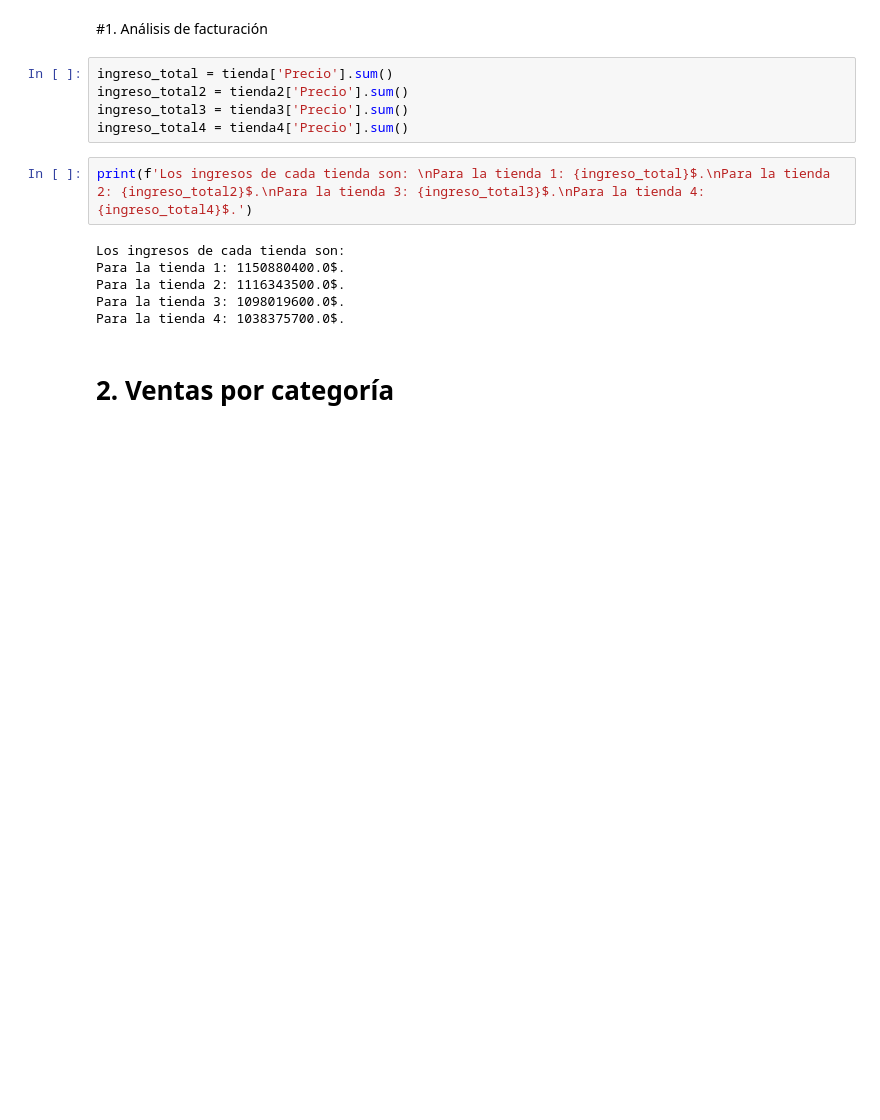
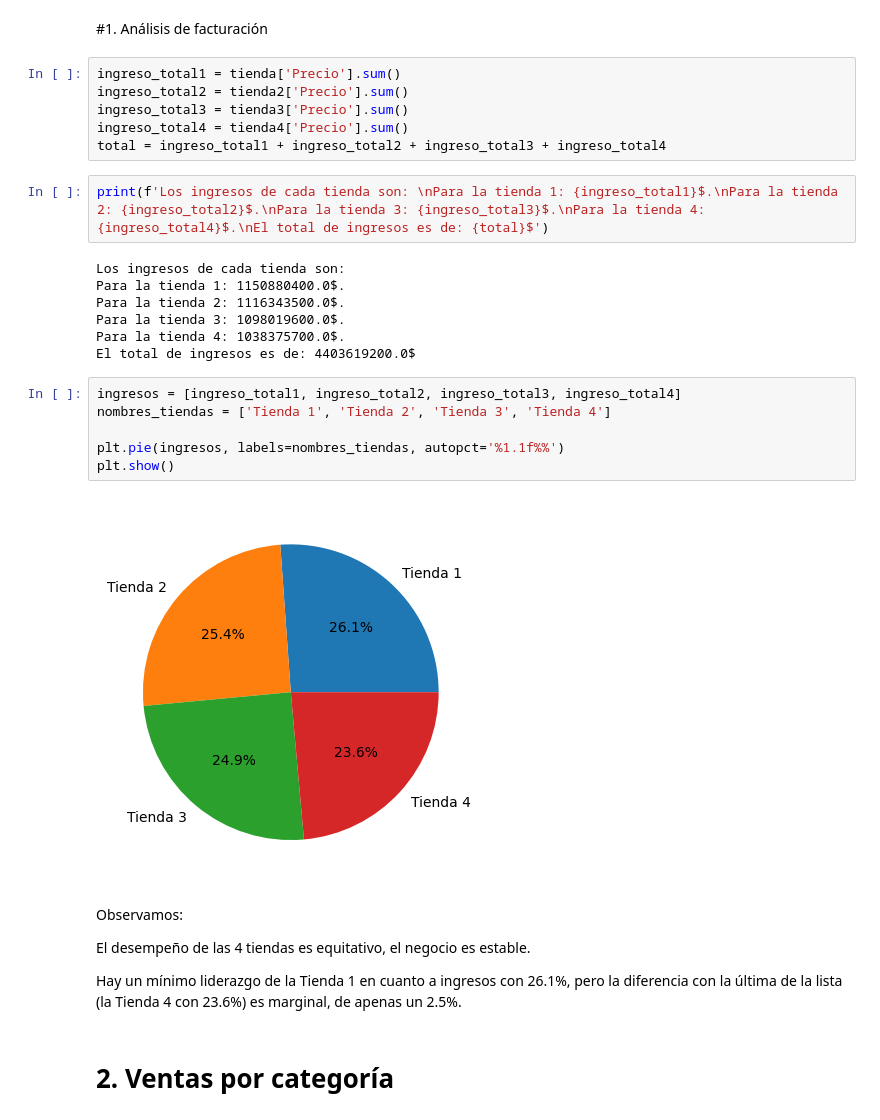
Before and after one commit to Ferrrchu/Challenge-Alura-Latam, a Jupyter notebook: AluraStoreLatam.ipynb, the cells around one changed output. Drawn from its saved outputs; the diff is of its cells as text; blank space fills up the shorter version.

```diff
--- a/AluraStoreLatam.ipynb
+++ b/AluraStoreLatam.ipynb
@@ -26,18 +26,34 @@ tienda.head()
 # %% [markdown]
 #1. Análisis de facturación
 # %%
-ingreso_total = tienda['Precio'].sum()
+ingreso_total1 = tienda['Precio'].sum()
 ingreso_total2 = tienda2['Precio'].sum()
 ingreso_total3 = tienda3['Precio'].sum()
 ingreso_total4 = tienda4['Precio'].sum()
+total = ingreso_total1 + ingreso_total2 + ingreso_total3 + ingreso_total4
 # %%
-print(f'Los ingresos de cada tienda son: \nPara la tienda 1: {ingreso_total}$.\nPara la tienda 2: {ingreso_total2}$.\nPara la tienda 3: {ingreso_total3}$.\nPara la tienda 4: {ingreso_total4}$.')
+print(f'Los ingresos de cada tienda son: \nPara la tienda 1: {ingreso_total1}$.\nPara la tienda 2: {ingreso_total2}$.\nPara la tienda 3: {ingreso_total3}$.\nPara la tienda 4: {ingreso_total4}$.\nEl total de ingresos es de: {total}$')
 # %% [output]
 Los ingresos de cada tienda son:
 Para la tienda 1: 1150880400.0$.
 Para la tienda 2: 1116343500.0$.
 Para la tienda 3: 1098019600.0$.
 Para la tienda 4: 1038375700.0$.
+El total de ingresos es de: 4403619200.0$
+# %%
+ingresos = [ingreso_total1, ingreso_total2, ingreso_total3, ingreso_total4]
+nombres_tiendas = ['Tienda 1', 'Tienda 2', 'Tienda 3', 'Tienda 4']
+
+plt.pie(ingresos, labels=nombres_tiendas, autopct='%1.1f%%')
+plt.show()
+# %% [output]
+[figure, added]
+# %% [markdown]
+Observamos:
+
+El desempeño de las 4 tiendas es equitativo, el negocio es estable.
+
+Hay un mínimo liderazgo de la Tienda 1 en cuanto a ingresos con 26.1%, pero la diferencia con la última de la lista (la Tienda 4 con 23.6%) es marginal, de apenas un 2.5%.
 # %% [markdown]
 # 2. Ventas por categoría
 # %%
```
Also changed, not shown: parts of 11 cells of this notebook.
